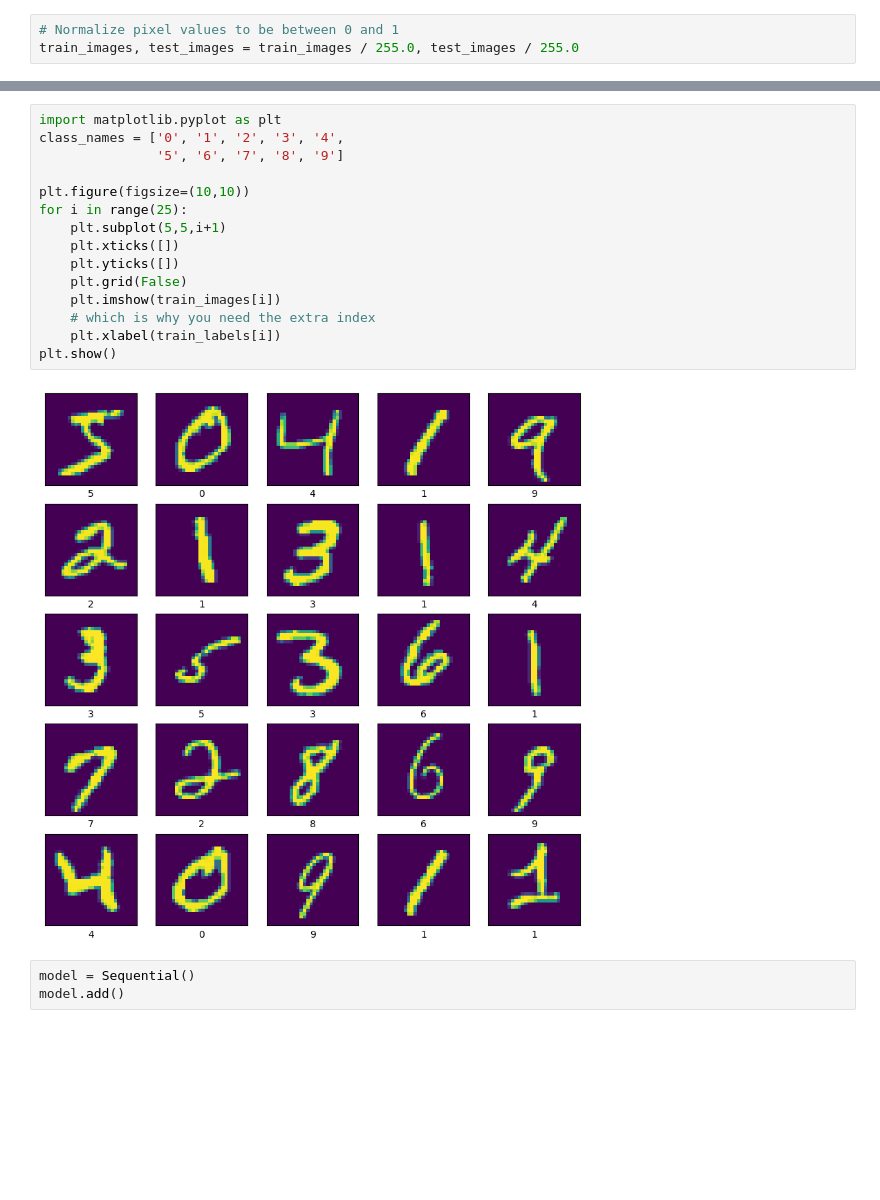
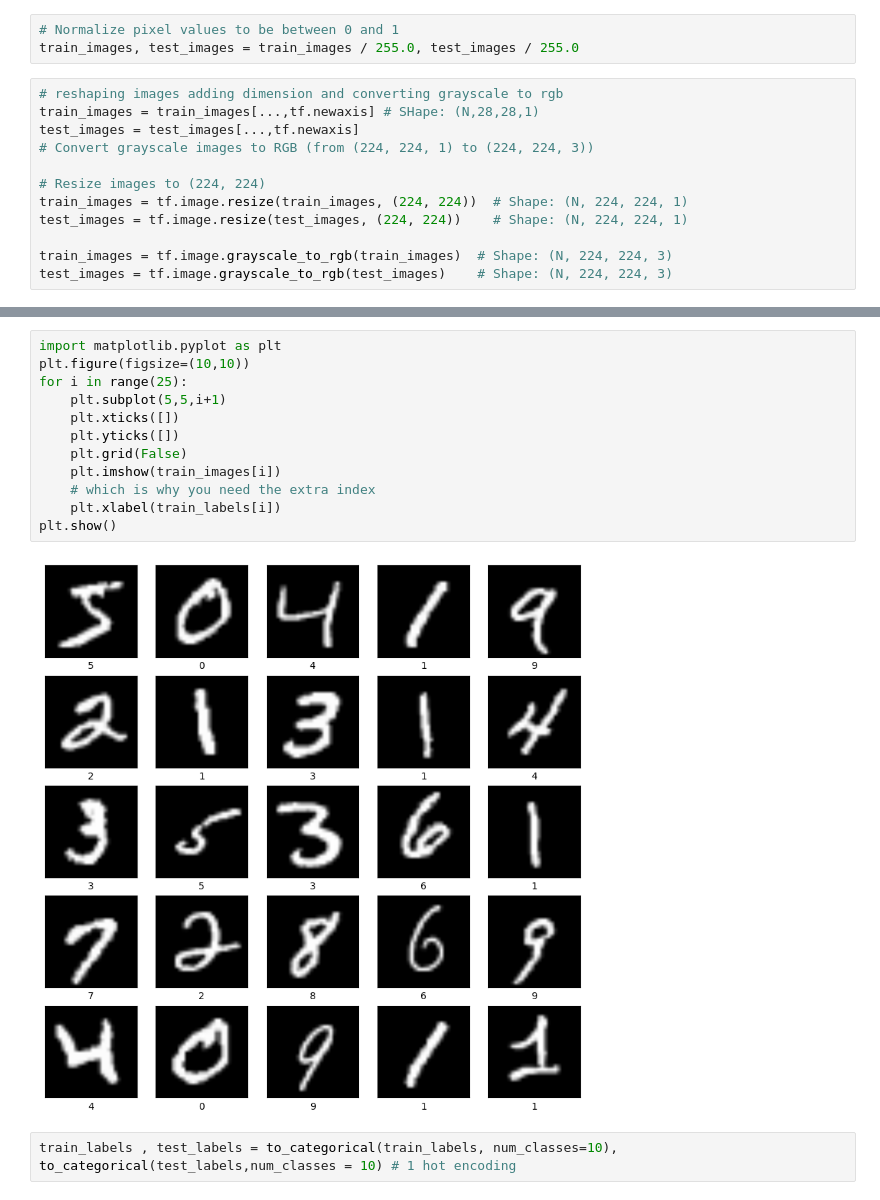
Before and after one commit to mkopanik/Introductiont-to-AI, a Jupyter notebook: Lab6/Lab6.ipynb, the cells around one changed output, grey strips where cells are left out. Cells and saved outputs as stored; diff of their text form; blank space fills up the shorter version.

```diff
--- a/Lab6/Lab6.ipynb
+++ b/Lab6/Lab6.ipynb
@@ -30,3 +31,15 @@ https://www.learnpytorch.io/
 # %%
 # Normalize pixel values to be between 0 and 1
 train_images, test_images = train_images / 255.0, test_images / 255.0
+# %%
+# reshaping images adding dimension and converting grayscale to rgb
+train_images = train_images[...,tf.newaxis] # SHape: (N,28,28,1)
+test_images = test_images[...,tf.newaxis]
+# Convert grayscale images to RGB (from (224, 224, 1) to (224, 224, 3))
+
+# Resize images to (224, 224)
+train_images = tf.image.resize(train_images, (224, 224))  # Shape: (N, 224, 224, 1)
+test_images = tf.image.resize(test_images, (224, 224))    # Shape: (N, 224, 224, 1)
+
+train_images = tf.image.grayscale_to_rgb(train_images)  # Shape: (N, 224, 224, 3)
+test_images = tf.image.grayscale_to_rgb(test_images)    # Shape: (N, 224, 224, 3)
@@ -33,20 +58,16 @@ train_images, test_images = train_images / 255.0, test_images / 255.0
 # %%
 import matplotlib.pyplot as plt
-class_names = ['0', '1', '2', '3', '4',
-               '5', '6', '7', '8', '9']
-
 plt.figure(figsize=(10,10))
 for i in range(25):
     plt.subplot(5,5,i+1)
     plt.xticks([])
     plt.yticks([])
     plt.grid(False)
     plt.imshow(train_images[i])
     # which is why you need the extra index
     plt.xlabel(train_labels[i])
 plt.show()
 # %% [output]
-[figure, old version]
+[figure, new version]
-# %%
-model = Sequential()
-model.add()
+# %%
+train_labels , test_labels = to_categorical(train_labels, num_classes=10), to_categorical(test_labels,num_classes = 10) # 1 hot encoding
```
Also changed, not shown: parts of 7 cells of this notebook, 1 other file.
